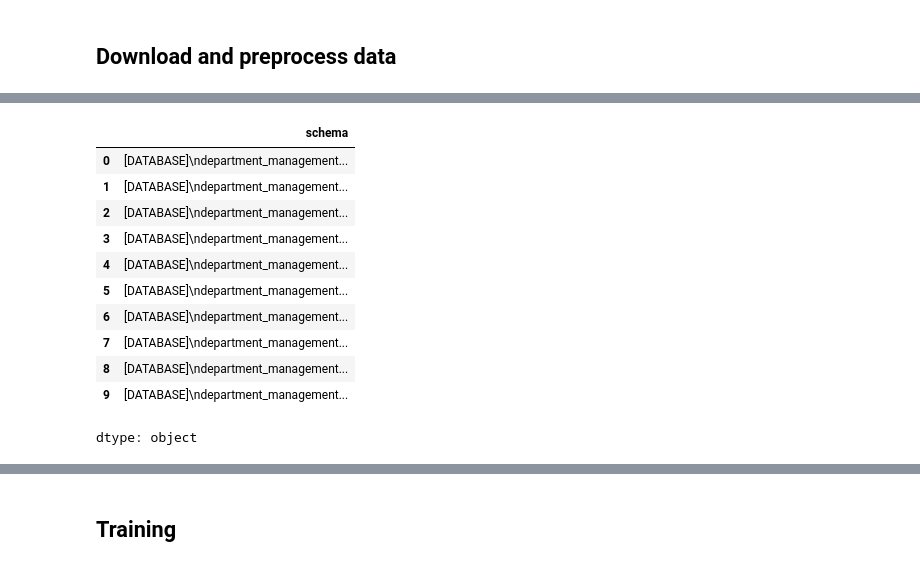
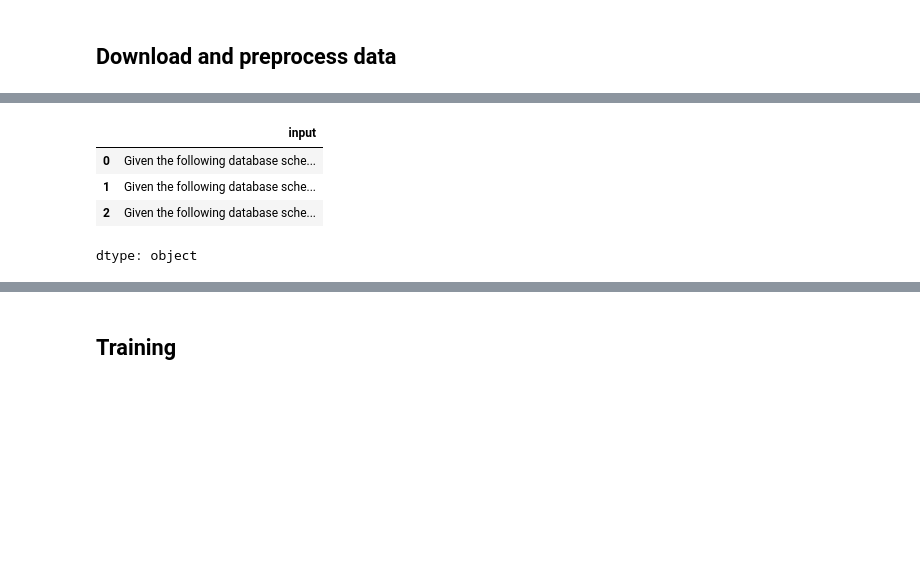
Before and after one commit to qiulinfan/graphNL2SQL, a Jupyter notebook: pipeline.ipynb, the cells around one changed output, grey strips where cells are left out. Cells and saved outputs as stored; diff of their text form; code cells hidden in the pictures; blank space fills up the shorter version.

```diff
--- a/pipeline.ipynb
+++ b/pipeline.ipynb
@@ -81,22 +88,15 @@ Complexity stats:
 # %%
 import pandas as pd
 pd.set_option("display.max_rows", None)   # 不省略行
 pd.set_option("display.max_columns", None)  # 不省略列
 pd.set_option("display.max_colwidth", None) # 不省略内容长度
 df = pd.read_json("training_data/spider_train.jsonl", lines=True)
-df['schema'][0:10]
+df['input'][0:3]
 # %% [output]
-|  | schema |
-| 0 | [DATABASE]\ndepartment_management... |
-| 1 | [DATABASE]\ndepartment_management... |
-| 2 | [DATABASE]\ndepartment_management... |
-| 3 | [DATABASE]\ndepartment_management... |
-| 4 | [DATABASE]\ndepartment_management... |
-| 5 | [DATABASE]\ndepartment_management... |
-| 6 | [DATABASE]\ndepartment_management... |
-| 7 | [DATABASE]\ndepartment_management... |
-| 8 | [DATABASE]\ndepartment_management... |
-| 9 | [DATABASE]\ndepartment_management... |
+|  | input |
+| 0 | Given the following database sche... |
+| 1 | Given the following database sche... |
+| 2 | Given the following database sche... |
 dtype: object
 # %%
 import pandas as pd
```
Also changed, not shown: parts of 23 cells of this notebook, 5 other files.
